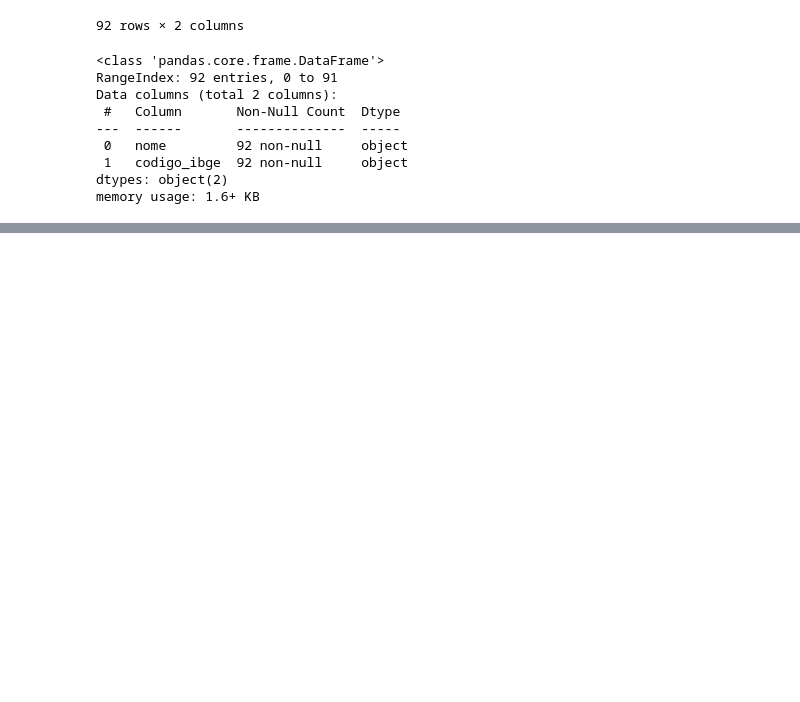
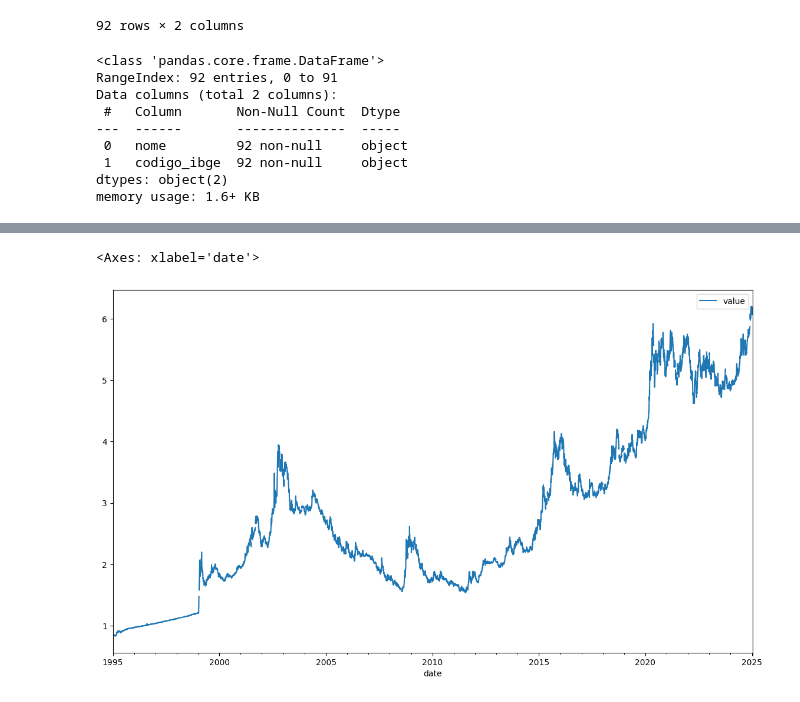
Before and after one commit to stephanyresque/Ciencia-de-dados-2, a Jupyter notebook: mes01/15_01_25.ipynb, the cells around one changed output, grey strips where cells are left out. Saved outputs shown, nothing was run; the diff lists cells and outputs as text; code cells hidden in the pictures; blank space fills up the shorter version.

```diff
--- a/mes01/15_01_25.ipynb
+++ b/mes01/15_01_25.ipynb
@@ -294,0 +823,5 @@ memory usage: 1.6+ KB
+# %%
+df.plot(figsize=(14,8))
+# %% [output]
+<Axes: xlabel='date'>
+[figure, added]
```
Also changed, not shown: parts of 47 cells of this notebook, 1 other file.
